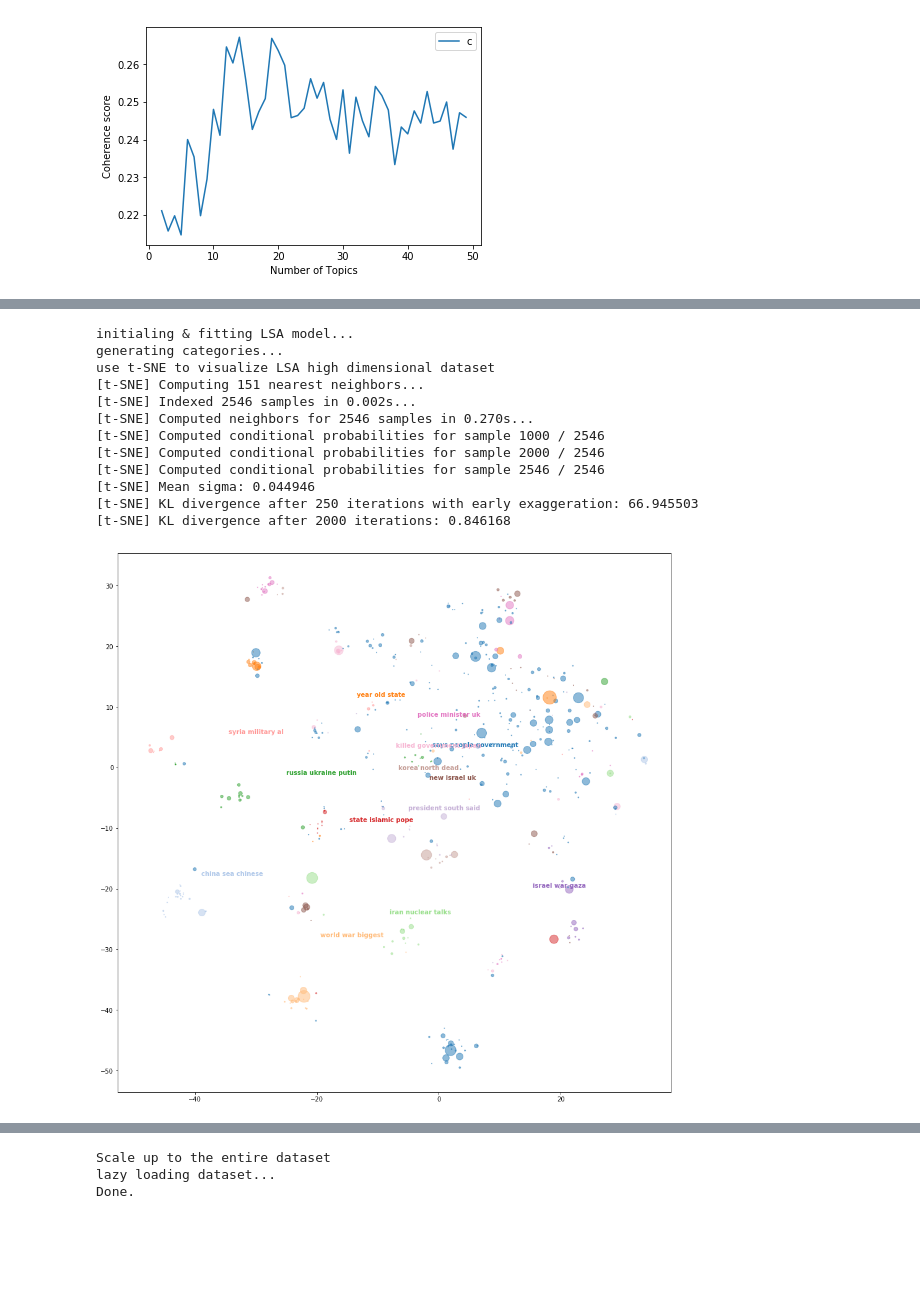
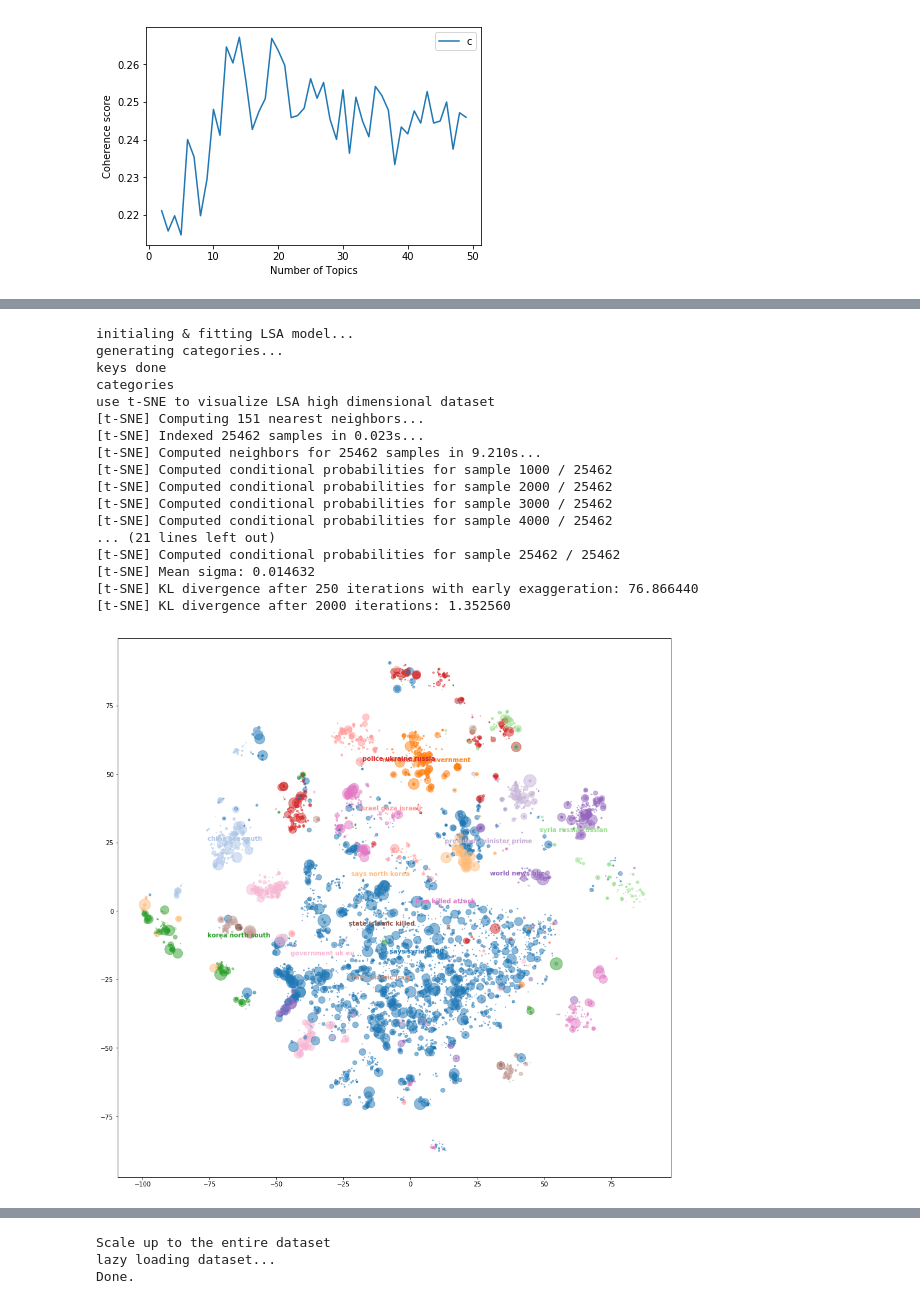
Before and after one commit to telenovelachuan/Eluvio_DS_Challenge, a Jupyter notebook: notebooks/topic_modeling.ipynb, the cells around one changed output, grey strips where cells are left out. Cells and saved outputs as stored; diff of their text form; code cells hidden in the pictures; blank space fills up the shorter version.

```diff
--- a/notebooks/topic_modeling.ipynb
+++ b/notebooks/topic_modeling.ipynb
@@ -99,7 +99,7 @@ class Topic_Model:
 
 
     def plot_num_title_of_each_topic(self, count_vectorizer):
-        top_3_words = self._get_top_n_words(3, self.keys, count_vectorizer)
+        top_3_words = get_top_n_words(3, self.n_components, self.sampled_document_term_matrix, self.keys, count_vectorizer)
         print "self.categories:{}".format(self.categories)
         print "top_3_words:{}".format(top_3_words)
         labels = ['Topic {}: \n'.format(i) + top_3_words[i] for i in self.categories]
@@ -138,7 +138,7 @@ class Topic_Model:
         colormap = TOPIC_COLOR_MAP[:self.n_components]
         proportion = 20;
         sampled_up_votes_sizes = self.sampled_up_votes / proportion;
-        top_3_words = self._get_top_n_words(3, self.keys, count_vectorizer)
+        top_3_words = get_top_n_words(3, self.n_components, self.sampled_document_term_matrix, self.keys, count_vectorizer)
         fig, ax = plt.subplots(figsize=(16,16))
         plt.scatter(x=tsne_vectors[:,0], y=tsne_vectors[:,1],
                     color=colormap[self.keys],
@@ -251,19 +255,24 @@ Frequency of the 14 topics by LSA:
 # %%
-lsa_model = Topic_Model(sampled_df, model_type='LSA', max_features=40000, n_components=14)
+lsa_model = Topic_Model(df, model_type='LSA', max_features=40000, n_components=14)
 lsa_model.visualize_tnse_2_dimension(count_vectorizer_limited)
 # %% [output]
 initialing & fitting LSA model...
 generating categories...
+keys done
+categories
 use t-SNE to visualize LSA high dimensional dataset
 [t-SNE] Computing 151 nearest neighbors...
-[t-SNE] Indexed 2546 samples in 0.002s...
-[t-SNE] Computed neighbors for 2546 samples in 0.270s...
-[t-SNE] Computed conditional probabilities for sample 1000 / 2546
-[t-SNE] Computed conditional probabilities for sample 2000 / 2546
-[t-SNE] Computed conditional probabilities for sample 2546 / 2546
-[t-SNE] Mean sigma: 0.044946
-[t-SNE] KL divergence after 250 iterations with early exaggeration: 66.945503
-[t-SNE] KL divergence after 2000 iterations: 0.846168
+[t-SNE] Indexed 25462 samples in 0.023s...
+[t-SNE] Computed neighbors for 25462 samples in 9.210s...
+[t-SNE] Computed conditional probabilities for sample 1000 / 25462
+[t-SNE] Computed conditional probabilities for sample 2000 / 25462
+[t-SNE] Computed conditional probabilities for sample 3000 / 25462
+[t-SNE] Computed conditional probabilities for sample 4000 / 25462
+... (21 lines left out)
+[t-SNE] Computed conditional probabilities for sample 25462 / 25462
+[t-SNE] Mean sigma: 0.014632
+[t-SNE] KL divergence after 250 iterations with early exaggeration: 76.866440
+[t-SNE] KL divergence after 2000 iterations: 1.352560
-[figure, old version]
+[figure, new version]
 # %%
 print "Try LDA"
```
Also changed, not shown: parts of 7 cells of this notebook.
